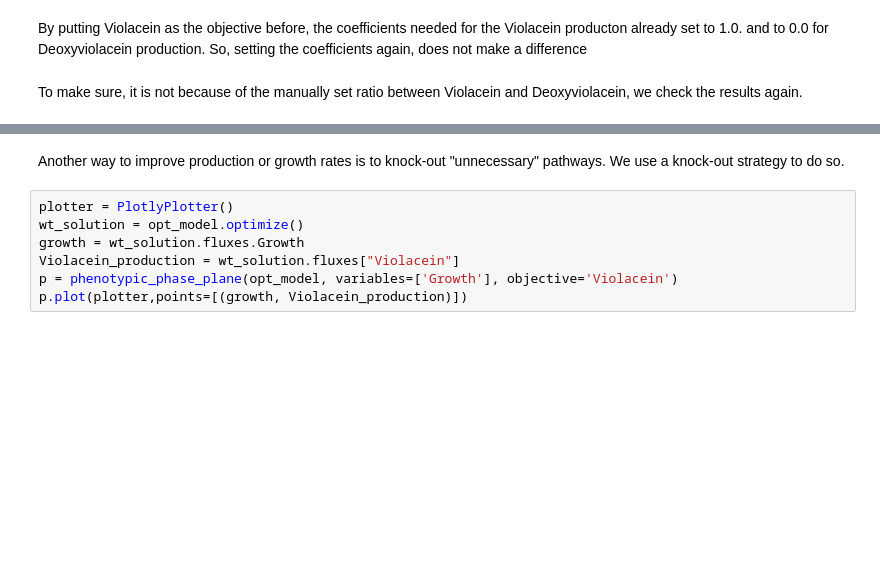
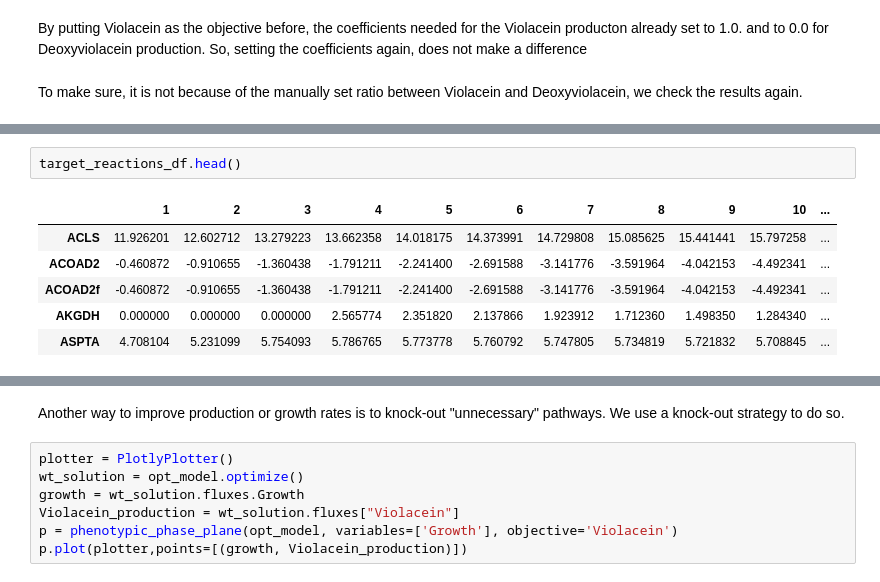
Before and after one commit to 27410/group-assignment-2021-group_1_vibrio_natriegens_2021, a Jupyter notebook: Report.ipynb, the cells around one changed output, grey strips where cells are left out. Drawn from its saved outputs; the diff is of its cells as text; blank space fills up the shorter version.

```diff
--- a/Report.ipynb
+++ b/Report.ipynb
@@ -293,0 +339,9 @@ Growth Rate (mmol/gdcw/h): 0.0
+# %%
+target_reactions_df.head()
+# %% [output]
+|  | 1 | 2 | 3 | 4 | 5 | 6 | 7 | 8 | 9 | 10 | ... |
+| ACLS | 11.926201 | 12.602712 | 13.279223 | 13.662358 | 14.018175 | 14.373991 | 14.729808 | 15.085625 | 15.441441 | 15.797258 | ... |
+| ACOAD2 | -0.460872 | -0.910655 | -1.360438 | -1.791211 | -2.241400 | -2.691588 | -3.141776 | -3.591964 | -4.042153 | -4.492341 | ... |
+| ACOAD2f | -0.460872 | -0.910655 | -1.360438 | -1.791211 | -2.241400 | -2.691588 | -3.141776 | -3.591964 | -4.042153 | -4.492341 | ... |
+| AKGDH | 0.000000 | 0.000000 | 0.000000 | 2.565774 | 2.351820 | 2.137866 | 1.923912 | 1.712360 | 1.498350 | 1.284340 | ... |
+| ASPTA | 4.708104 | 5.231099 | 5.754093 | 5.786765 | 5.773778 | 5.760792 | 5.747805 | 5.734819 | 5.721832 | 5.708845 | ... |
```
Also changed, not shown: parts of 24 cells of this notebook, 1 other file.
